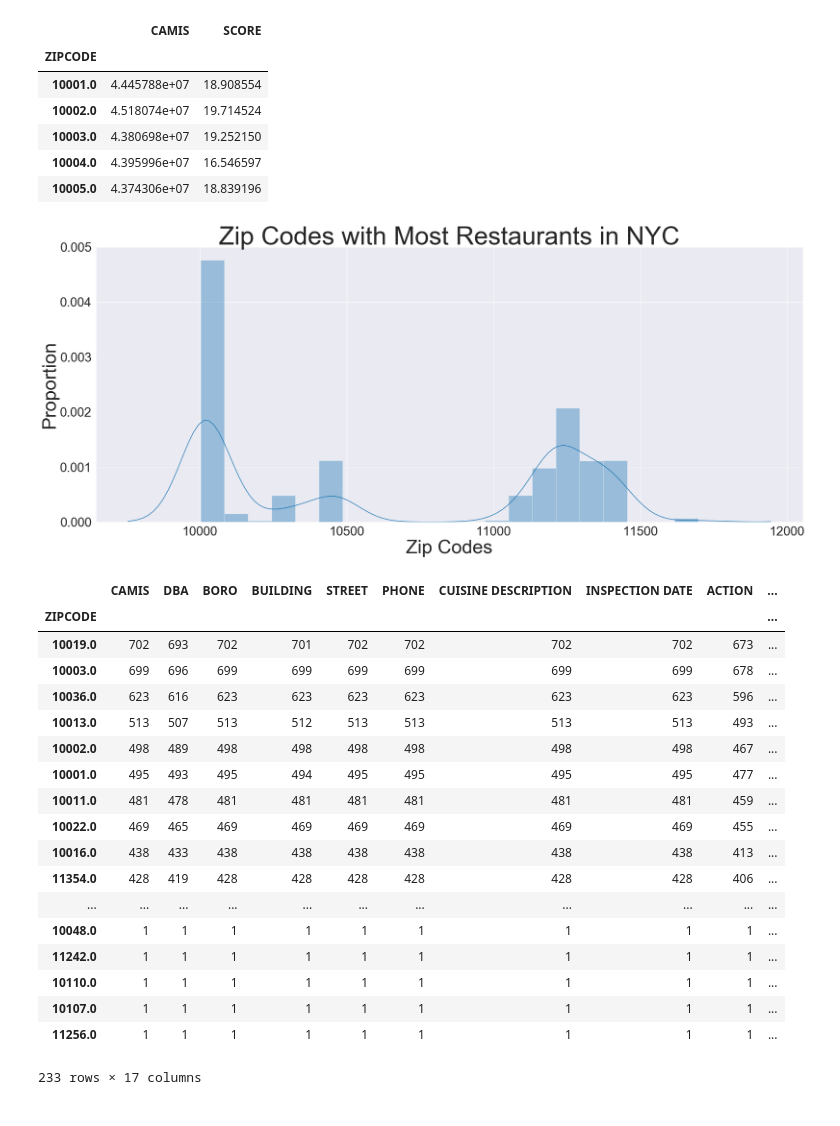
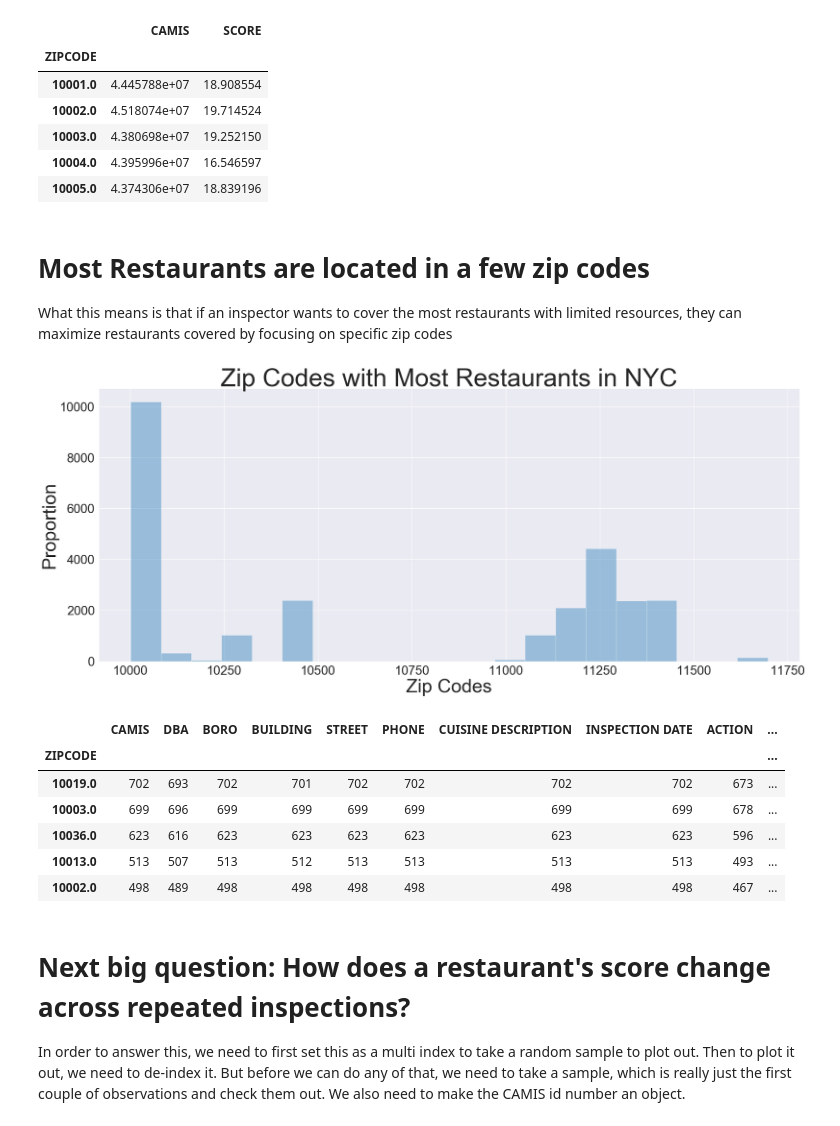
Before and after one commit to lzheng15/insight-data-challenges, a Jupyter notebook: Data Challenge Due Feb 15.ipynb, the cells around one changed output. Drawn from its saved outputs; the diff is of its cells as text; code cells hidden in the pictures.

```diff
--- a/Data Challenge Due Feb 15.ipynb
+++ b/Data Challenge Due Feb 15.ipynb
@@ -429,6 +407,9 @@ restos.groupby('ZIPCODE').mean().head()
 | 10003.0 | 4.380698e+07 | 19.252150 |
 | 10004.0 | 4.395996e+07 | 16.546597 |
 | 10005.0 | 4.374306e+07 | 18.839196 |
+# %% [markdown]
+# Most Restaurants are located in a few zip codes
+What this means is that if an inspector wants to cover the most restaurants with limited resources, they can maximize restaurants covered by focusing on specific zip codes
 # %%
 #histograms of zip codes
 #have to drop missings first then make into distplot
@@ -436,34 +417,25 @@ zips=locations['ZIPCODE'].dropna()
 sns.set_style('darkgrid')
 sns.set_context("notebook", font_scale=1.05)
 plt.figure(figsize=(30,12))
-ax=sns.distplot(zips)
+ax=sns.distplot(zips, kde=False)
 ax.set_title("Zip Codes with Most Restaurants in NYC", fontsize=60)
 ax.set_xlabel("Zip Codes", fontsize=45)
 ax.set_ylabel("Proportion", fontsize=45)
 ax.tick_params(labelsize=30)
-#plt.savefig("startups_byyear.png")
+plt.savefig("byzips.png")
 # %% [output]
-[figure, old version]
+[figure, new version]
 # %%
 #which zip codes are the most common
-locations.groupby('ZIPCODE').count().sort_values(by='CAMIS', ascending=False)
+locations.groupby('ZIPCODE').count().sort_values(by='CAMIS', ascending=False).head()
 # %% [output]
 |  | CAMIS | DBA | BORO | BUILDING | STREET | PHONE | CUISINE DESCRIPTION | INSPECTION DATE | ACTION | ... |
 | ZIPCODE |  |  |  |  |  |  |  |  |  | ... |
 | 10019.0 | 702 | 693 | 702 | 701 | 702 | 702 | 702 | 702 | 673 | ... |
 | 10003.0 | 699 | 696 | 699 | 699 | 699 | 699 | 699 | 699 | 678 | ... |
 | 10036.0 | 623 | 616 | 623 | 623 | 623 | 623 | 623 | 623 | 596 | ... |
 | 10013.0 | 513 | 507 | 513 | 512 | 513 | 513 | 513 | 513 | 493 | ... |
 | 10002.0 | 498 | 489 | 498 | 498 | 498 | 498 | 498 | 498 | 467 | ... |
-| 10001.0 | 495 | 493 | 495 | 494 | 495 | 495 | 495 | 495 | 477 | ... |
-| 10011.0 | 481 | 478 | 481 | 481 | 481 | 481 | 481 | 481 | 459 | ... |
-| 10022.0 | 469 | 465 | 469 | 469 | 469 | 469 | 469 | 469 | 455 | ... |
-| 10016.0 | 438 | 433 | 438 | 438 | 438 | 438 | 438 | 438 | 413 | ... |
-| 11354.0 | 428 | 419 | 428 | 428 | 428 | 428 | 428 | 428 | 406 | ... |
-| ... | ... | ... | ... | ... | ... | ... | ... | ... | ... | ... |
-| 10048.0 | 1 | 1 | 1 | 1 | 1 | 1 | 1 | 1 | 1 | ... |
-| 11242.0 | 1 | 1 | 1 | 1 | 1 | 1 | 1 | 1 | 1 | ... |
-| 10110.0 | 1 | 1 | 1 | 1 | 1 | 1 | 1 | 1 | 1 | ... |
-| 10107.0 | 1 | 1 | 1 | 1 | 1 | 1 | 1 | 1 | 1 | ... |
-| 11256.0 | 1 | 1 | 1 | 1 | 1 | 1 | 1 | 1 | 1 | ... |
-233 rows × 17 columns
+# %% [markdown]
+# Next big question: How does a restaurant's score change across repeated inspections?
+In order to answer this, we need to first set this as a multi index to take a random sample to plot out. Then to plot it out, we need to de-index it. But before we can do any of that, we need to take a sample, which is really just the first couple of observations and check them out. We also need to make the CAMIS id number an object.
```
Also changed, not shown: parts of 31 cells of this notebook.
